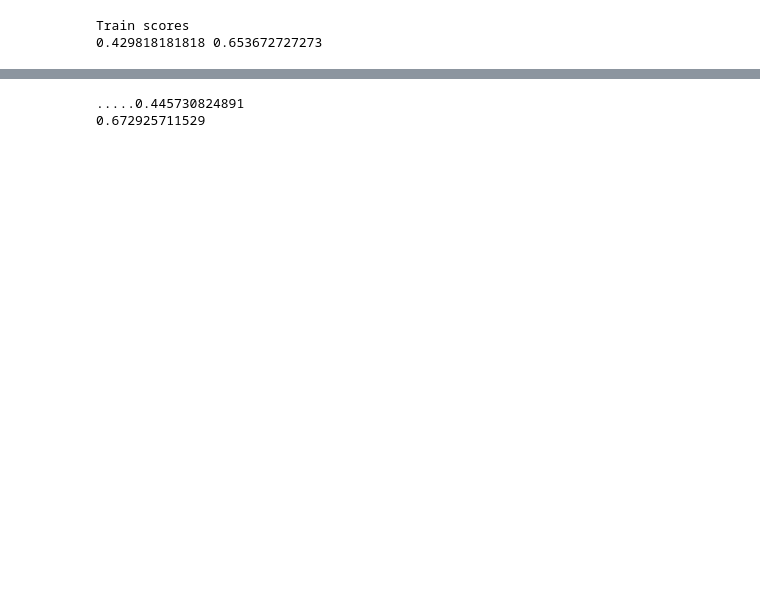
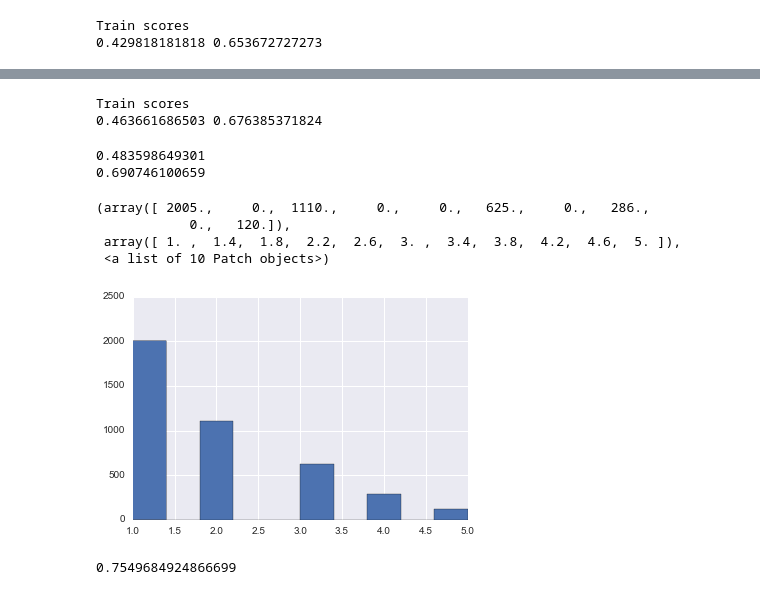
Before and after one commit to CS224W/Project, a Jupyter notebook: code/node2vec grid accuracy.ipynb, the cells around one changed output, grey strips where cells are left out. Drawn from its saved outputs; the diff is of its cells as text; code cells hidden in the pictures; blank space fills up the shorter version.

```diff
--- a/code/node2vec grid accuracy.ipynb
+++ b/code/node2vec grid accuracy.ipynb
@@ -60,6 +61,8 @@ with open(os.path.join(STORE_LOCATION, 'graphs/user-tag_keys.txt')) as tg_fl:
         indx2tag_dict[float(v.strip())] = k
         tag2index_dict[k] = float(v.strip())
 # %%
+itrain_df = train_df.copy()
+
 val_df = train_df.iloc[11000:]
 
 train_df = train_df.iloc[:11000]
@@ -339,7 +346,20 @@ ut_model = Word2Vec.load_word2vec_format(os.path.join(emb_root, 'ut_p1-q1.emb'),
 
 uu_model = Word2Vec.load_word2vec_format(os.path.join(emb_root, 'uu_p0.25-q0.25.emb'), binary=False)
 # %%
-train_ds, val_ds = [], []
+itrain_ds, train_ds, val_ds = [], [], []
+
+for indx, row in itrain_df.iterrows():
+    temp_set = get_rep_uu(row, ut_model, uu_model)
+    itrain_ds.append(temp_set)
+
+    if indx % 1000 == 0:
+        sys.stdout.write('.')
+        sys.stdout.flush()
+
+itrain_ds = np.vstack(itrain_ds)
+
+print ''
+
 for indx, row in train_df.iterrows():
     temp_set = get_rep_uu(row, ut_model, uu_model)
     train_ds.append(temp_set)
@@ -350,6 +370,8 @@ for indx, row in train_df.iterrows():
 
 train_ds = np.vstack(train_ds)
 
+print ''
+
 for indx, row in val_df.iterrows():
     temp_set = get_rep_uu(row, ut_model, uu_model)
     val_ds.append(temp_set)
@@ -381,0 +484,6 @@ Train scores
+# %%
+clf = GradientBoostingClassifier(verbose=3)
+clf.fit(itrain_ds[:, :384], itrain_ds[:, 384])
+# preds = clf.predict_proba(val_ds[:, :384])[:, 1]
+# print get_accuracy(preds, val_ds[:, 384])
+# print get_mrr(preds, val_ds[:, 384])
@@ -382,20 +515,45 @@ Train scores
+# %%
+preds = clf.predict_proba(itrain_ds[:, :384])[:, 1]
+score = get_accuracy(preds, itrain_ds[:, 384])
+mrr = get_mrr(preds, itrain_ds[:, 384])
+print 'Train scores'
+print score, mrr
+# %% [output]
+Train scores
+0.463661686503 0.676385371824
 # %%
-test_ds = []
-for indx, row in test_df.iterrows():
-    temp_set = get_rep_uu(row, ut_model, uu_model)
-    test_ds.append(temp_set)
-
-    if indx % 1000 == 0:
-        sys.stdout.write('.')
-        sys.stdout.flush()
-
-test_ds = np.vstack(test_ds)
-
-test_ds.shape
-
 preds = clf.predict_proba(test_ds[:, :384])[:, 1]
 print get_accuracy(preds, test_ds[:, 384])
 print get_mrr(preds, test_ds[:, 384])
 # %% [output]
-.....0.445730824891
-0.672925711529
+0.483598649301
+0.690746100659
+# %%
+max_c = 384
+# %%
+def get_ranks(preds, Y):
+
+    ranks = []
+    for i in range(0, preds.shape[0] ,5):
+        max_idx = np.argmax(Y[i:i+5])
+        srt = np.argsort(preds[i:i+5],)[::-1]
+        rank = np.where(srt==max_idx)[0][0] + 1
+
+        ranks.append(rank)
+
+    return ranks
+
+ranks = np.array(get_ranks(preds, test_ds[:, max_c]))
+
+plt.hist(ranks)
+# plt.title('Rank distribution for test set')
+# %% [output]
+(array([ 2005.,     0.,  1110.,     0.,     0.,   625.,     0.,   286.,
+            0.,   120.]),
+ array([ 1. ,  1.4,  1.8,  2.2,  2.6,  3. ,  3.4,  3.8,  4.2,  4.6,  5. ]),
+ <a list of 10 Patch objects>)
+[figure, added]
+# %%
+3115./4126
+# %% [output]
+0.7549684924866699
```
Also changed, not shown: parts of 19 cells of this notebook, 12 other files.
